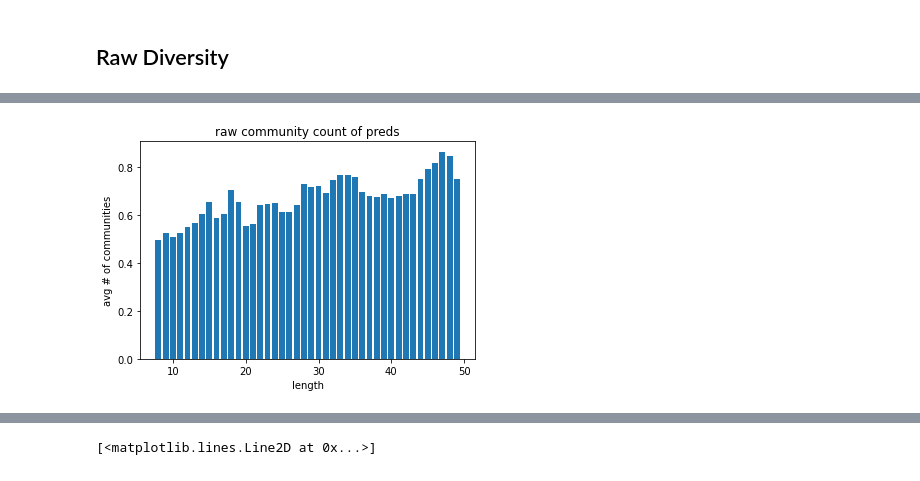
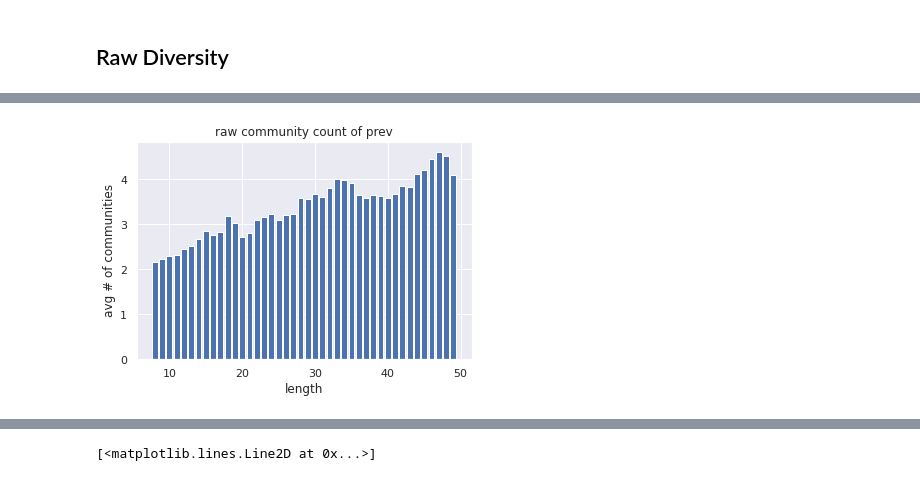
Before and after one commit to vivek2000anand/recsys-filterbubbles, a Jupyter notebook: myang_code_refactor/final_analysis/plotting_filter_bubble_experiments_104k_v3.ipynb, the cells around one changed output, grey strips where cells are left out. Cells and saved outputs as stored; diff of their text form; code cells hidden in the pictures.

```diff
--- a/myang_code_refactor/final_analysis/plotting_filter_bubble_experiments_104k_v3.ipynb
+++ b/myang_code_refactor/final_analysis/plotting_filter_bubble_experiments_104k_v3.ipynb
@@ -220,5 +249,5 @@ assert Counter(len(x) for x in pred_comm) == Counter(len(x) for x in prev_comm)
 # %%
-diversity_metric = num_unique
+diversity_metric = gini_simpson_index
 # %%
 hm = defaultdict(list)
 
@@ -283,0 +278,15 @@ plot_counts(hm, 'percent more diverse')
+# %%
+hm = defaultdict(list)
+
+for i in range(len(prev_comm)):
+    c1, c2 = prev_comm[i], pred_comm[i]
+    for j in range(2, len(c1)):
+        if diversity_metric(c1[-j:], community_dict) < diversity_metric(c2[:j], community_dict):
+            hm[j].append(1)
+        else:
+            hm[j].append(0)
+for k in hm:
+    hm[k] = sum(hm[k]) /  len(hm[k])
+plot_counts(hm, 'Predictions are more diverse')
+
+hm_pred_is_more_diverse = hm
@@ -283,0 +306,2 @@ plot_counts(hm, 'percent more diverse')
+# %%
+sns.set(style='darkgrid')
@@ -283,0 +315,16 @@ plot_counts(hm, 'percent more diverse')
+# %%
+hm = defaultdict(list)
+
+for i in range(len(prev_comm)):
+    c1, c2 = prev_comm[i], pred_comm[i]
+    for j in range(2, len(c1)):
+        if diversity_metric(c1[-j:], community_dict) == diversity_metric(c2[:j], community_dict):
+            hm[j].append(1)
+        else:
+            hm[j].append(0)
+for k in hm:
+    hm[k] = sum(hm[k]) /  len(hm[k])
+
+plot_counts(hm, 'Equally Diverse')
+
+hm_pred_is_equally_diverse = hm
@@ -300,16 +366,16 @@ plot_counts(hm1, 'raw community count', xlabel='length', ylabel='num communities
 # %%
 # pred_communities only
 hm1 = defaultdict(list)
 for i in range(len(pred_comm)):
     c1, c2 = prev_comm[i], pred_comm[i]
     hm1[len(c2)].append(len(set(c2)))
 
 # Convert to percents
 for k in hm1:
     hm1[k] = np.mean(hm1[k])
-plot_counts(hm1, 'raw community count of preds', xlabel='length', ylabel='avg # of communities')
+plot_counts(hm1, 'raw community count of prev', xlabel='length', ylabel='avg # of communities')
 # %% [output]
-[figure, old version]
+[figure, new version]
 # %%
 # full pred communities
 hm = defaultdict(list)
```
Also changed, not shown: parts of 57 cells of this notebook, 16 other files.
